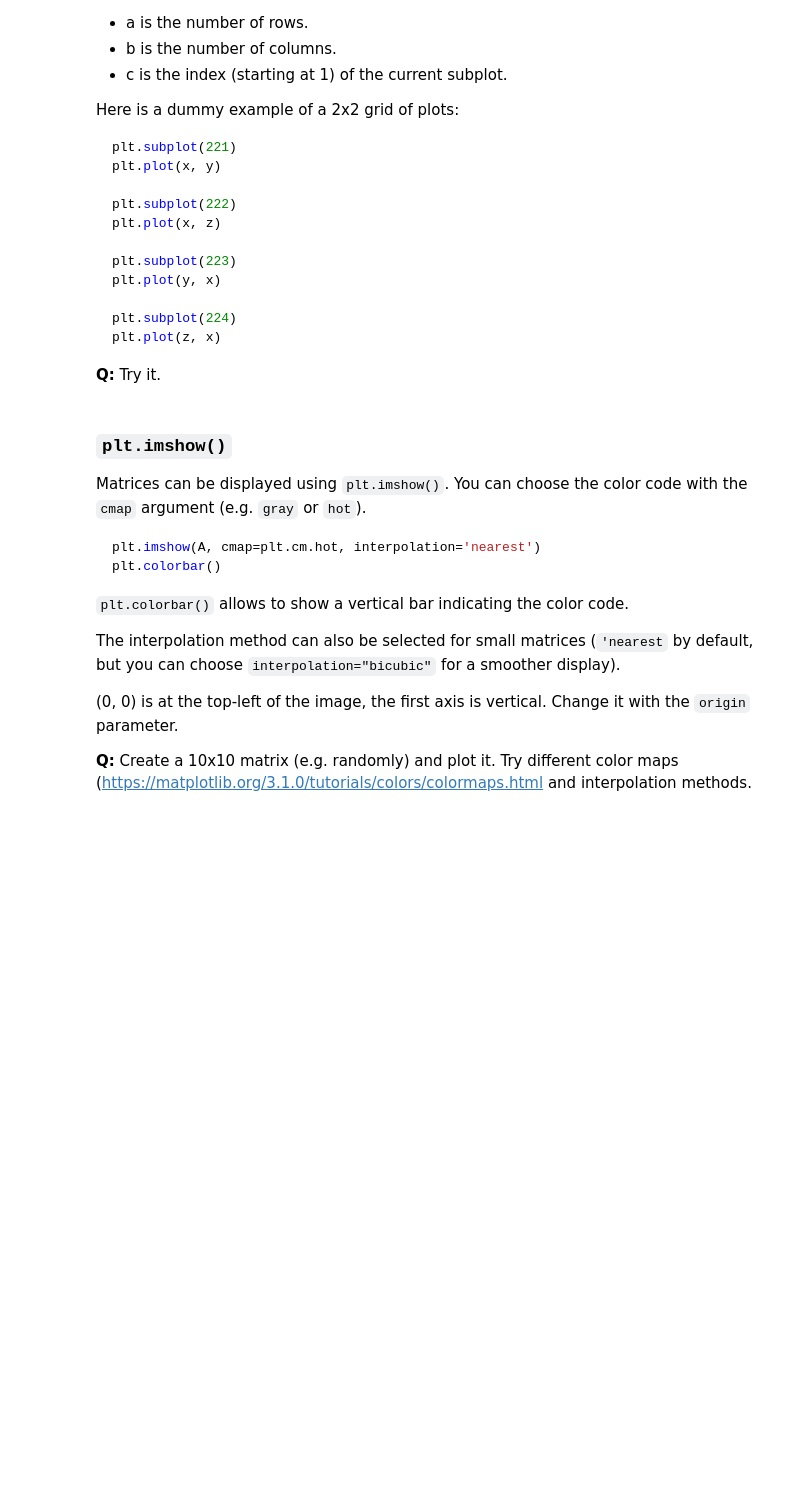
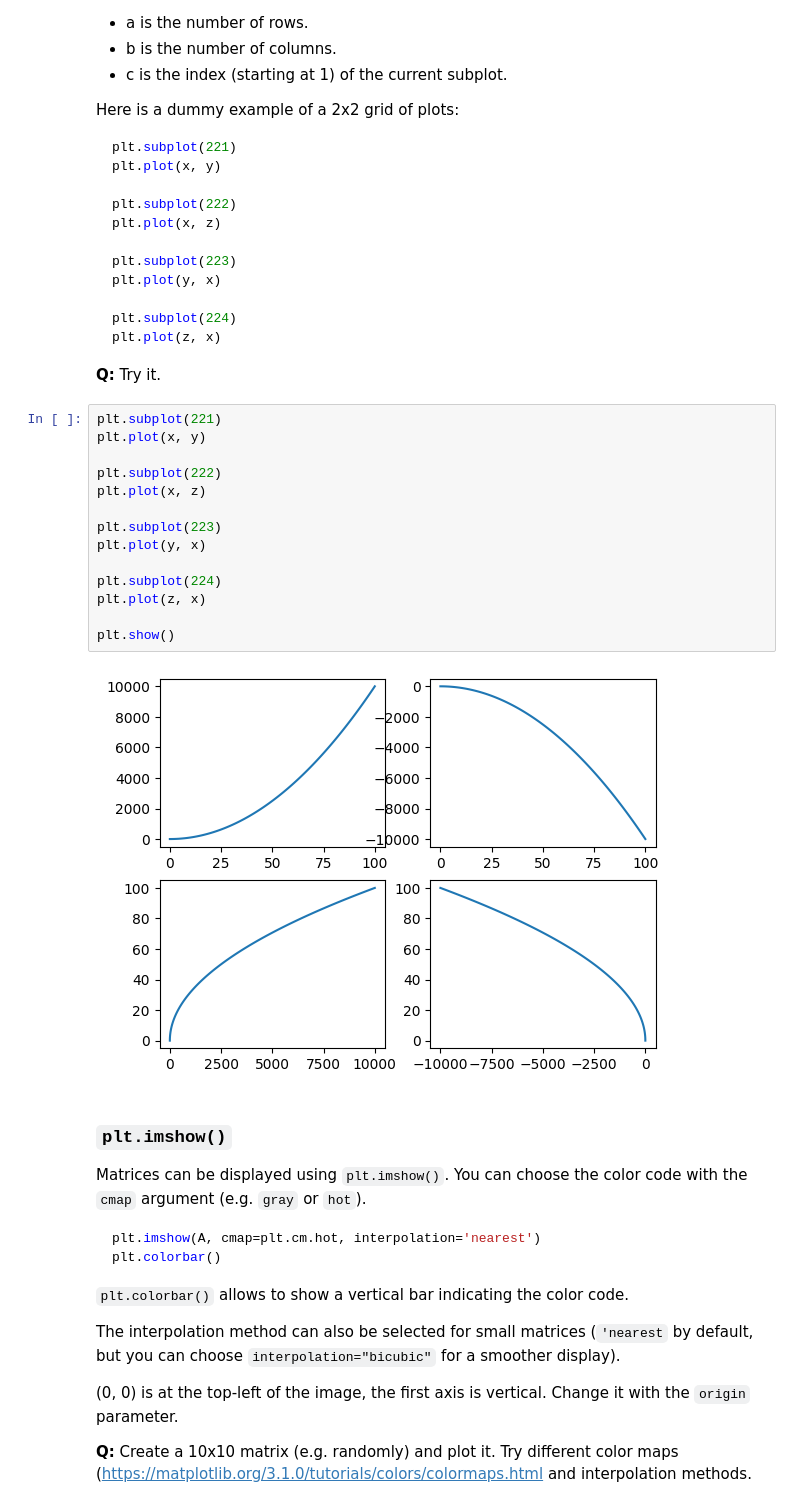
Before and after one commit to 77boom/neurocomputing, a Jupyter notebook: notebooks/2-Numpy.ipynb, the cells around one changed output. Saved outputs shown, nothing was run; the diff lists cells and outputs as text; blank space fills up the shorter version.

````diff
--- a/notebooks/2-Numpy.ipynb
+++ b/notebooks/2-Numpy.ipynb
@@ -722,6 +722,22 @@ plt.plot(z, x)
 ```
 
 **Q:** Try it.
+# %%
+plt.subplot(221)
+plt.plot(x, y)
+
+plt.subplot(222)
+plt.plot(x, z)
+
+plt.subplot(223)
+plt.plot(y, x)
+
+plt.subplot(224)
+plt.plot(z, x)
+
+plt.show()
+# %% [output]
+[figure, added]
 # %% [markdown]
 ### `plt.imshow()`
 
````
Also changed, not shown: parts of 4 cells of this notebook.
